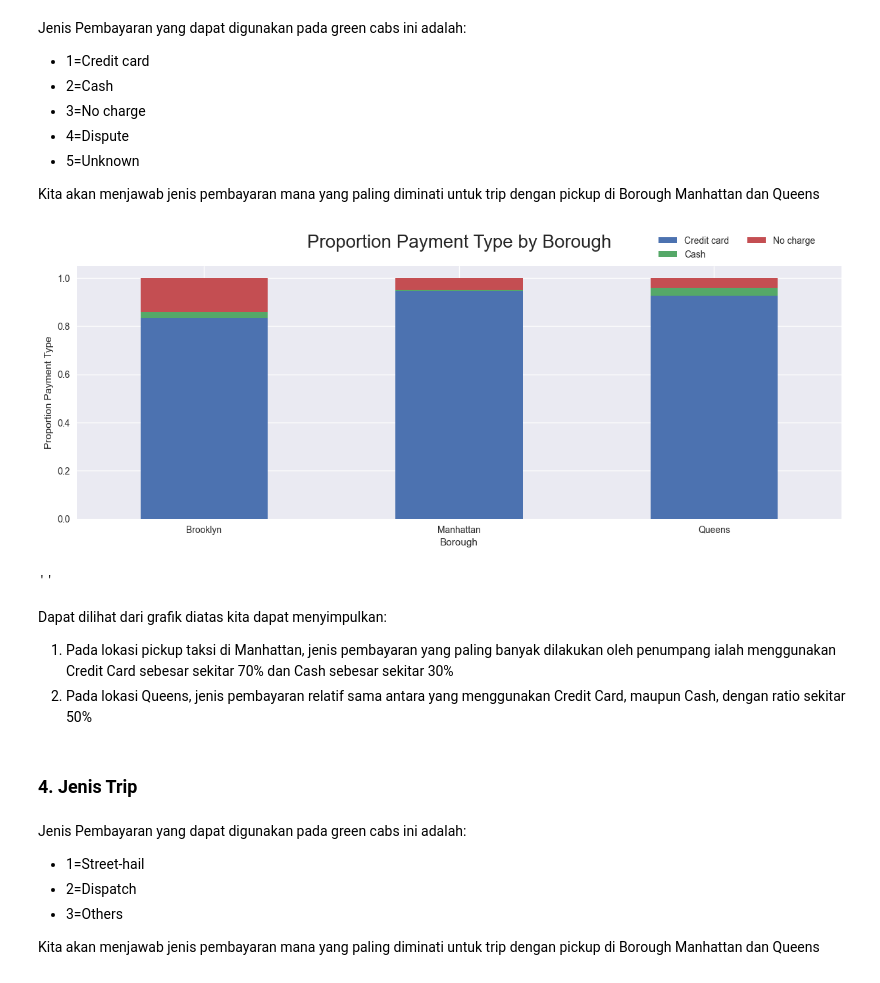
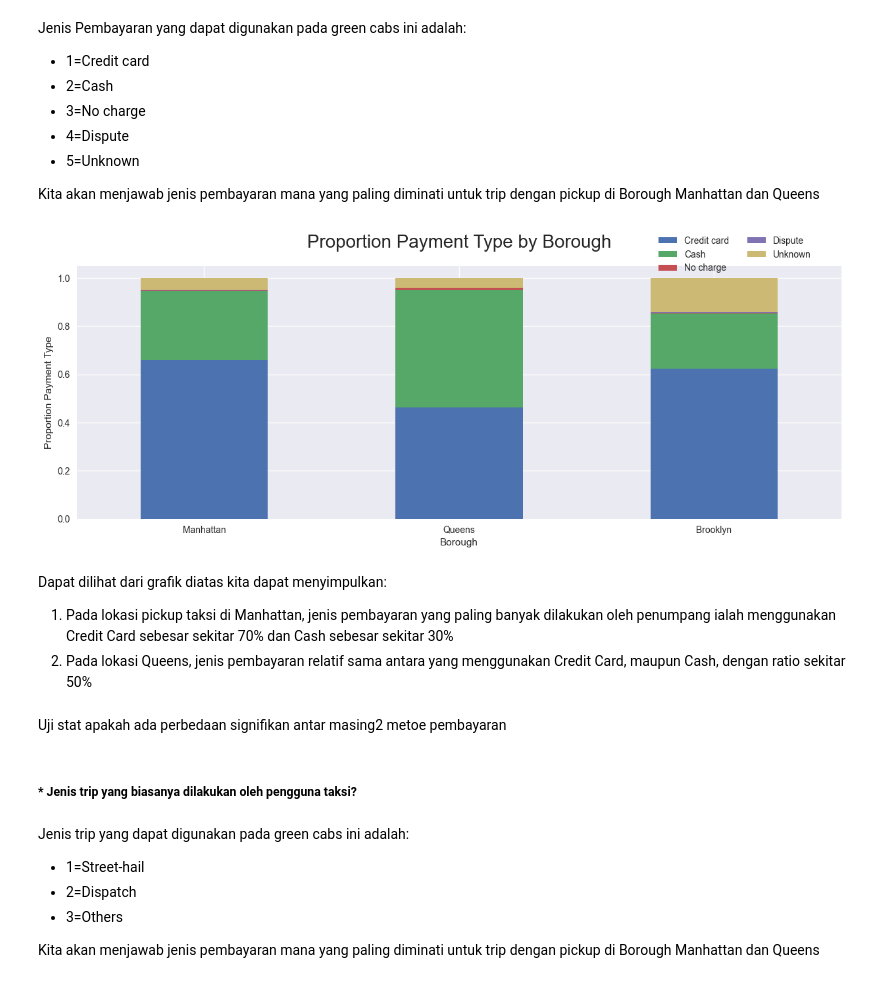
Before and after one commit to fathurizkym/ecommerce_churn_analysis, a Jupyter notebook: notebooks/Data_Analysis.ipynb, the cells around one changed output. Drawn from its saved outputs; the diff is of its cells as text; code cells hidden in the pictures.

```diff
--- a/notebooks/Data_Analysis.ipynb
+++ b/notebooks/Data_Analysis.ipynb
@@ -339,0 +413,26 @@ Text(0.5, 1.05, 'Distribution Trip Date')
+# %%
+# Create data
+df_manhattan = df[df.PU_Borough=="Manhattan"][["date", "passenger_count"]].groupby("date").count()
+df_queens = df[df.PU_Borough=="Queens"][["date", "passenger_count"]].groupby("date").count()
+df_brooklyn = df[df.PU_Borough=="Brooklyn"][["date", "passenger_count"]].groupby("date").count()
+
+#  set figure size
+plt.style.use('default')
+plt.figure(figsize=(15,6))
+
+# Distribusi waktu berdasarkan Borough
+ax[0] = sns.lineplot(data=df_manhattan, x="date", y="passenger_count", errorbar=None)
+ax[0] = sns.lineplot(data=df_queens, x="date", y="passenger_count", errorbar=None)
+ax[0] = sns.lineplot(data=df_brooklyn, x="date", y="passenger_count", errorbar=None)
+plt.title("Distribution Date")
+plt.ylabel("Passenger Count")
+
+# create weekday lines
+plt.axvspan(5, 7, alpha=0.3, color='red')
+plt.axvspan(12, 14, alpha=0.3, color='red')
+plt.axvspan(19, 21, alpha=0.3, color='red')
+plt.axvspan(26, 28, alpha=0.3, color='red')
+
+plt.legend(["Manhattan", "Queens", "Brooklyn", "Weekend"], bbox_to_anchor =(0.75, 1.15), ncol = 2, loc="upper left")
+
+plt.show
@@ -349,33 +453,34 @@ Kita akan menjawab jenis pembayaran mana yang paling diminati untuk trip dengan
 # %%
 # Proportion Payment Type
 
-payment_ct = pd.crosstab(df["trip_type"], df["PU_Borough"], margins=True)
+payment_ct = pd.crosstab(df["payment_type"], df["PU_Borough"], margins=True)
 payment_ct.drop(columns=["Bronx", "Staten Island"],inplace=True)
+payment_ct = payment_ct[["Manhattan", "Queens", "Brooklyn"]]
 payment_ct = ((payment_ct/payment_ct.iloc[-1])).T
-payment_ct.drop(columns=["All"], index=["All"], inplace=True)
+payment_ct.drop(columns=["All"], inplace=True)
 plt.style.use("seaborn")
 plots = payment_ct.plot(kind="bar", stacked=True, figsize=(15, 5), )
 
 plt.xticks(rotation=0)
 plt.xlabel("Borough")
 plt.ylabel("Proportion Payment Type")
 plt.legend(["Credit card", "Cash", "No charge", "Dispute", "Unknown"], bbox_to_anchor =(0.75, 1.15), ncol = 2, loc="upper left")
 plt.xticks(np.arange(len(payment_ct.index.tolist())),payment_ct.index.tolist())
 plt.title("Proportion Payment Type by Borough", fontsize=20, y=1.05)
 
 plt.show()
-;
 # %% [output]
-[figure, old version]
+[figure, new version]
-''
 # %% [markdown]
 Dapat dilihat dari grafik diatas kita dapat menyimpulkan:
 1. Pada lokasi pickup taksi di Manhattan, jenis pembayaran yang paling banyak dilakukan oleh penumpang ialah menggunakan Credit Card sebesar sekitar 70% dan Cash sebesar sekitar 30%
 2. Pada lokasi Queens, jenis pembayaran relatif sama antara yang menggunakan Credit Card, maupun Cash, dengan ratio sekitar 50%
-# %% [markdown]
-### 4. Jenis Trip
+# %% [markdown]
+Uji stat apakah ada perbedaan signifikan antar masing2 metoe pembayaran
+# %% [markdown]
+##### * Jenis trip yang biasanya dilakukan oleh pengguna taksi?
 # %% [markdown]
-Jenis Pembayaran yang dapat digunakan pada green cabs ini adalah:
+Jenis trip yang dapat digunakan pada green cabs ini adalah:
 * 1=Street-hail
 * 2=Dispatch
 * 3=Others
```
Also changed, not shown: parts of 31 cells of this notebook.
